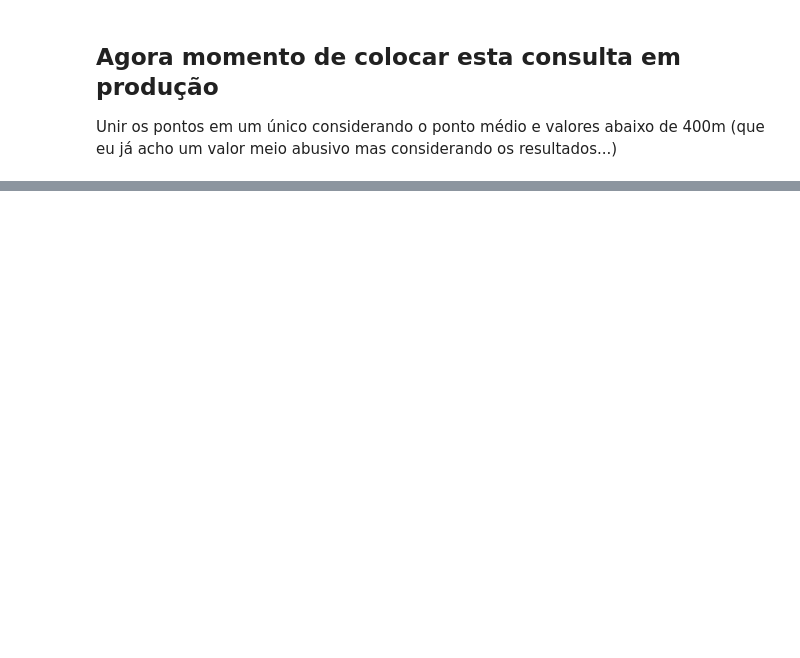
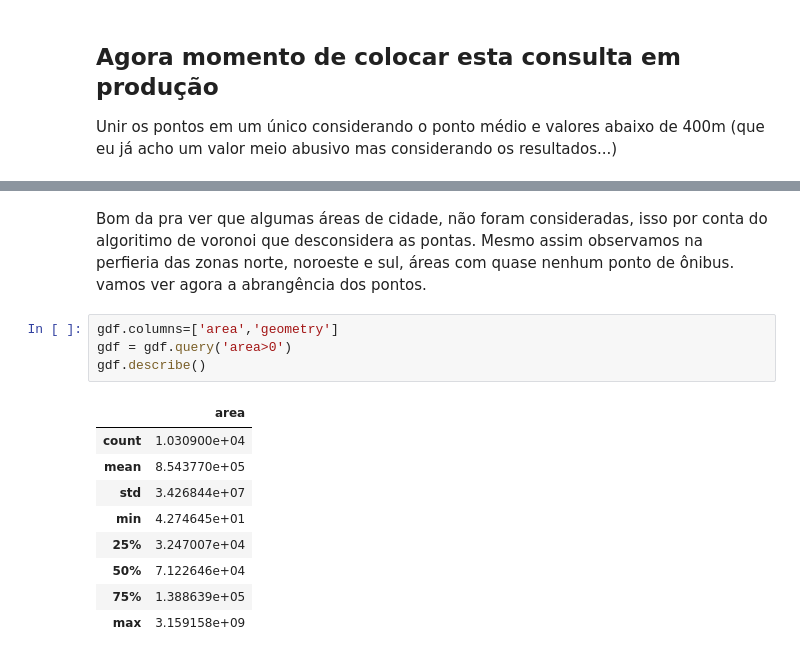
Before and after one commit to titoconte/notebooks, a Jupyter notebook: AbrangenciaDoBusaoSP.ipynb, the cells around one changed output, grey strips where cells are left out. Drawn from its saved outputs; the diff is of its cells as text; blank space fills up the shorter version.

```diff
--- a/AbrangenciaDoBusaoSP.ipynb
+++ b/AbrangenciaDoBusaoSP.ipynb
@@ -272,0 +324,16 @@ KeyError: 'the label [0] is not in the [index]'
+# %% [markdown]
+Bom da pra ver que algumas áreas de cidade, não foram consideradas, isso por conta do algoritimo de voronoi que desconsidera as pontas. Mesmo assim observamos na perfieria das zonas norte, noroeste e sul, áreas com quase nenhum ponto de ônibus. vamos ver agora a abrangência dos pontos.
+# %%
+gdf.columns=['area','geometry']
+gdf = gdf.query('area>0')
+gdf.describe()
+# %% [output]
+|  | area |
+| count | 1.030900e+04 |
+| mean | 8.543770e+05 |
+| std | 3.426844e+07 |
+| min | 4.274645e+01 |
+| 25% | 3.247007e+04 |
+| 50% | 7.122646e+04 |
+| 75% | 1.388639e+05 |
+| max | 3.159158e+09 |
```
Also changed, not shown: parts of 13 cells of this notebook.
